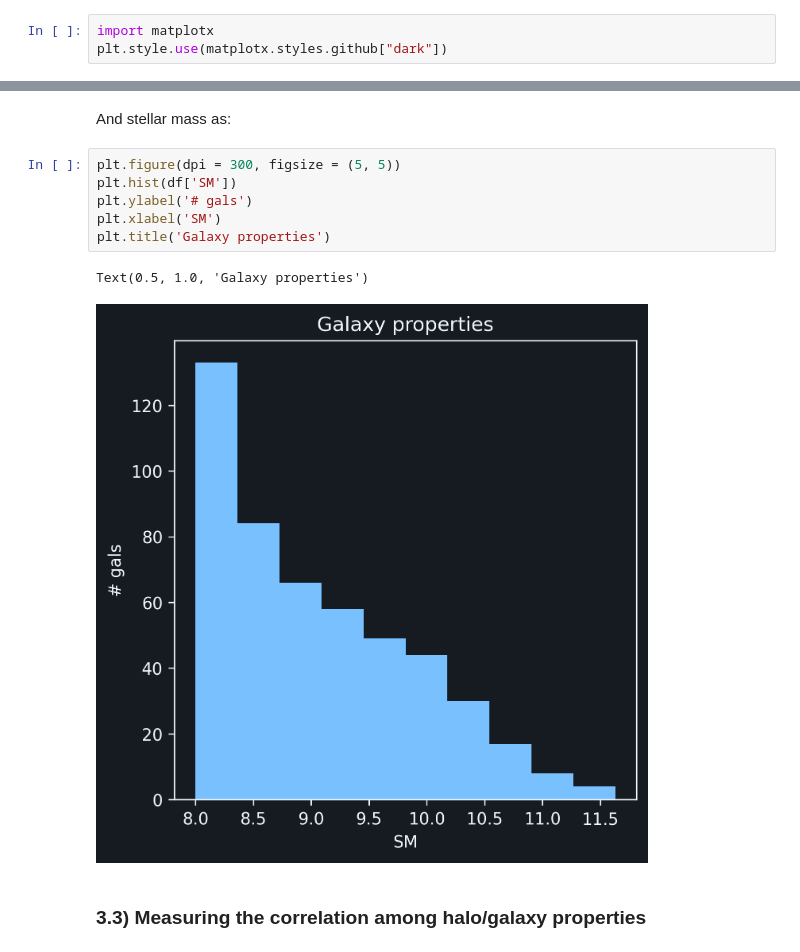
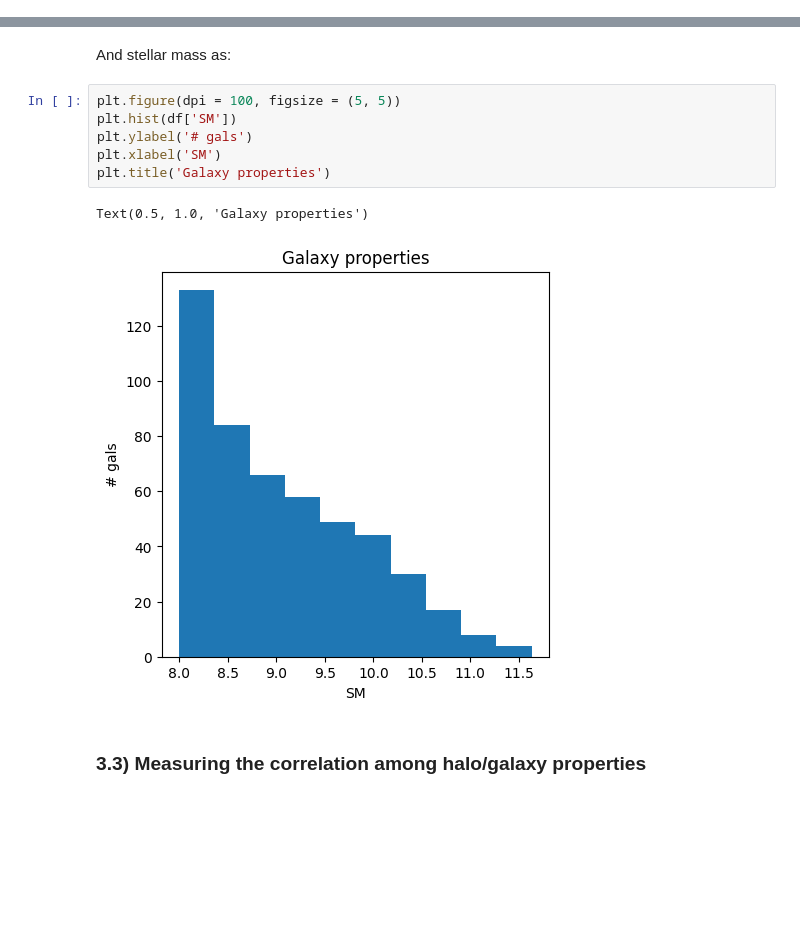
Before and after one commit to tofuples/Cosmology-ML, a Jupyter notebook: halo-galaxy.ipynb, the cells around one changed output, grey strips where cells are left out. Saved outputs shown, nothing was run; the diff lists cells and outputs as text; blank space fills up the shorter version.

```diff
--- a/halo-galaxy.ipynb
+++ b/halo-galaxy.ipynb
@@ -26,9 +26,6 @@ from keras import models
 from keras import layers
 from sklearn.metrics import mean_squared_error
 import wget
-# %%
-import matplotx
-plt.style.use(matplotx.styles.github["dark"])
 # %% [markdown]
 #### 3) Handling data
 The dataset we are going to use it's a **IllustrisTNG** box from a single snapshot (z = 0) from the **CAMELS** simulations. More information about the simulation and data is given in the CAMELS **documentation** page.
@@ -207,14 +208,14 @@ Text(0.5, 0, 'V_h')
 # %% [markdown]
 And stellar mass as:
 # %%
-plt.figure(dpi = 300, figsize = (5, 5))
+plt.figure(dpi = 100, figsize = (5, 5))
 plt.hist(df['SM'])
 plt.ylabel('# gals')
 plt.xlabel('SM')
 plt.title('Galaxy properties')
 # %% [output]
 Text(0.5, 1.0, 'Galaxy properties')
-[figure, old version]
+[figure, new version]
 # %% [markdown]
 ### 3.3) Measuring the correlation among halo/galaxy properties
 # %% [markdown]
```
Also changed, not shown: parts of 13 cells of this notebook, 1 other file.
